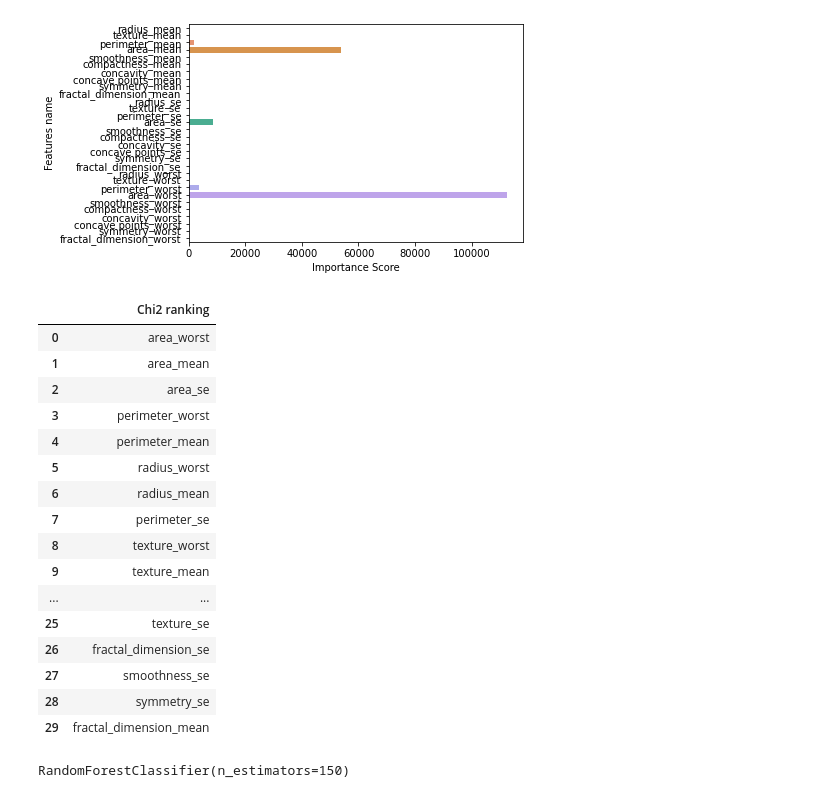
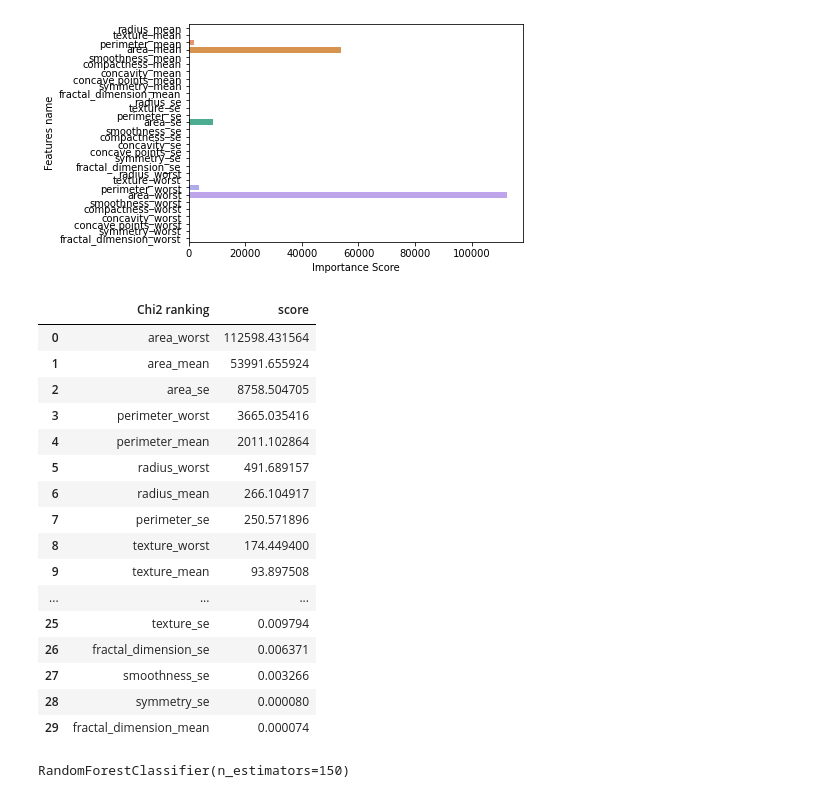
Before and after one commit to Noob919/Feature_selection, a Jupyter notebook: Breast_cancer_wisconsin.ipynb, the cells around one changed output. Drawn from its saved outputs; the diff is of its cells as text; code cells hidden in the pictures.

```diff
--- a/Breast_cancer_wisconsin.ipynb
+++ b/Breast_cancer_wisconsin.ipynb
@@ -47,27 +47,27 @@ plt.ylabel('Features name')
 Text(0, 0.5, 'Features name')
 [figure]
 # %%
-dc = {'Chi2 ranking': X.columns[score.argsort()[::-1]]}
+dc = {'Chi2 ranking': X.columns[score.argsort()[::-1]], 'score': np.sort(score)[::-1]}
 ranking_chi = pd.DataFrame(data =  dc)
 ranking_chi
 # %% [output]
-|  | Chi2 ranking |
-| 0 | area_worst |
-| 1 | area_mean |
-| 2 | area_se |
-| 3 | perimeter_worst |
-| 4 | perimeter_mean |
-| 5 | radius_worst |
-| 6 | radius_mean |
-| 7 | perimeter_se |
-| 8 | texture_worst |
-| 9 | texture_mean |
-| ... | ... |
-| 25 | texture_se |
-| 26 | fractal_dimension_se |
-| 27 | smoothness_se |
-| 28 | symmetry_se |
-| 29 | fractal_dimension_mean |
+|  | Chi2 ranking | score |
+| 0 | area_worst | 112598.431564 |
+| 1 | area_mean | 53991.655924 |
+| 2 | area_se | 8758.504705 |
+| 3 | perimeter_worst | 3665.035416 |
+| 4 | perimeter_mean | 2011.102864 |
+| 5 | radius_worst | 491.689157 |
+| 6 | radius_mean | 266.104917 |
+| 7 | perimeter_se | 250.571896 |
+| 8 | texture_worst | 174.449400 |
+| 9 | texture_mean | 93.897508 |
+| ... | ... | ... |
+| 25 | texture_se | 0.009794 |
+| 26 | fractal_dimension_se | 0.006371 |
+| 27 | smoothness_se | 0.003266 |
+| 28 | symmetry_se | 0.000080 |
+| 29 | fractal_dimension_mean | 0.000074 |
 # %%
 ranking_chi.to_excel("cancer_dataset.xlsx",sheet_name='Chi_2')
 # %%
```
Also changed, not shown: parts of 14 cells of this notebook.
